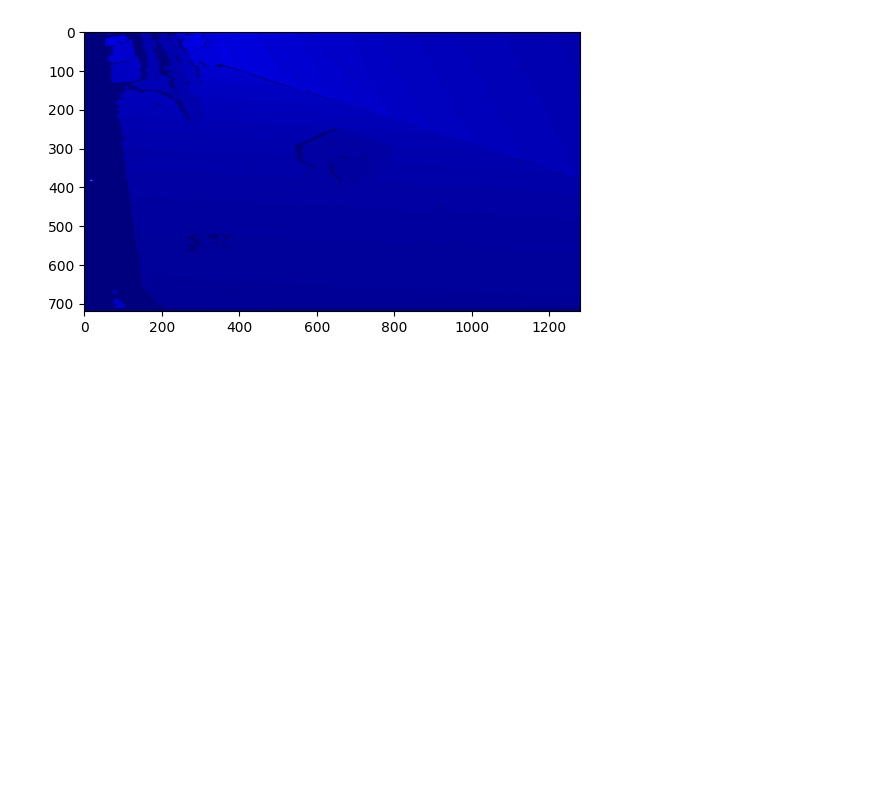
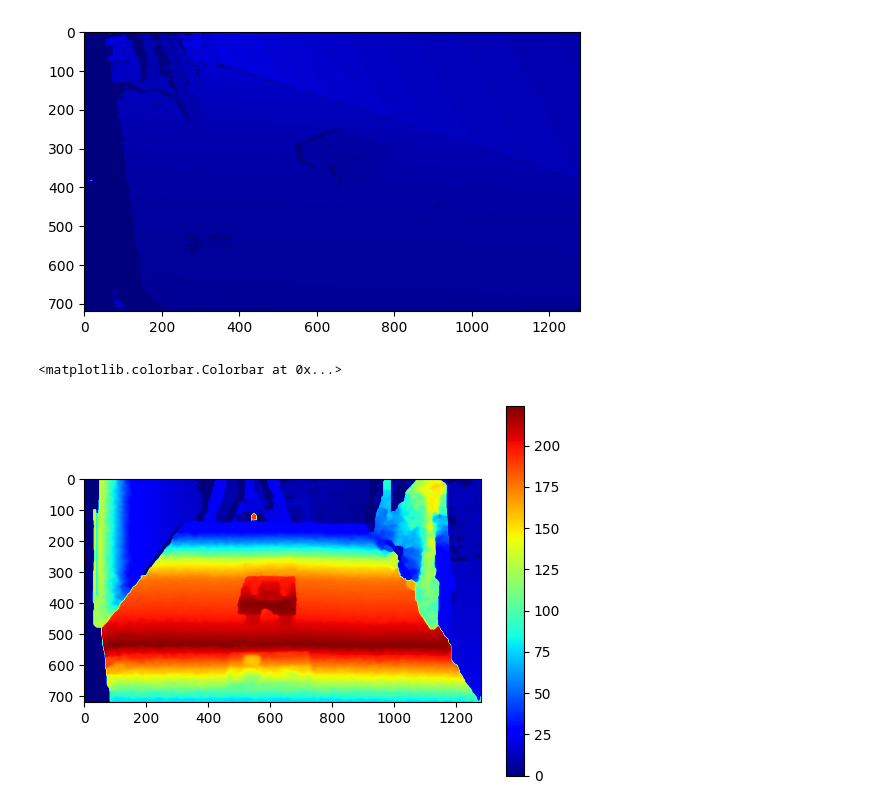
Before and after one commit to Mattia-Nardon/ip_basic, a Jupyter notebook: test.ipynb, the cells around one changed output. Saved outputs shown, nothing was run; the diff lists cells and outputs as text; code cells hidden in the pictures; blank space fills up the shorter version.

```diff
--- a/test.ipynb
+++ b/test.ipynb
@@ -154,3 +182,10 @@ plt.imshow(projected_depths_m, cmap='jet')
 # %% [output]
 <matplotlib.image.AxesImage at 0x...>
 [figure]
+# %%
+image = cv2.imread('output_tmp/depth1_11.png', cv2.IMREAD_ANYDEPTH)
+plt.imshow(image, cmap='jet')
+plt.colorbar()
+# %% [output]
+<matplotlib.colorbar.Colorbar at 0x...>
+[figure, added]
```
Also changed, not shown: parts of 20 cells of this notebook, 2 other files.
